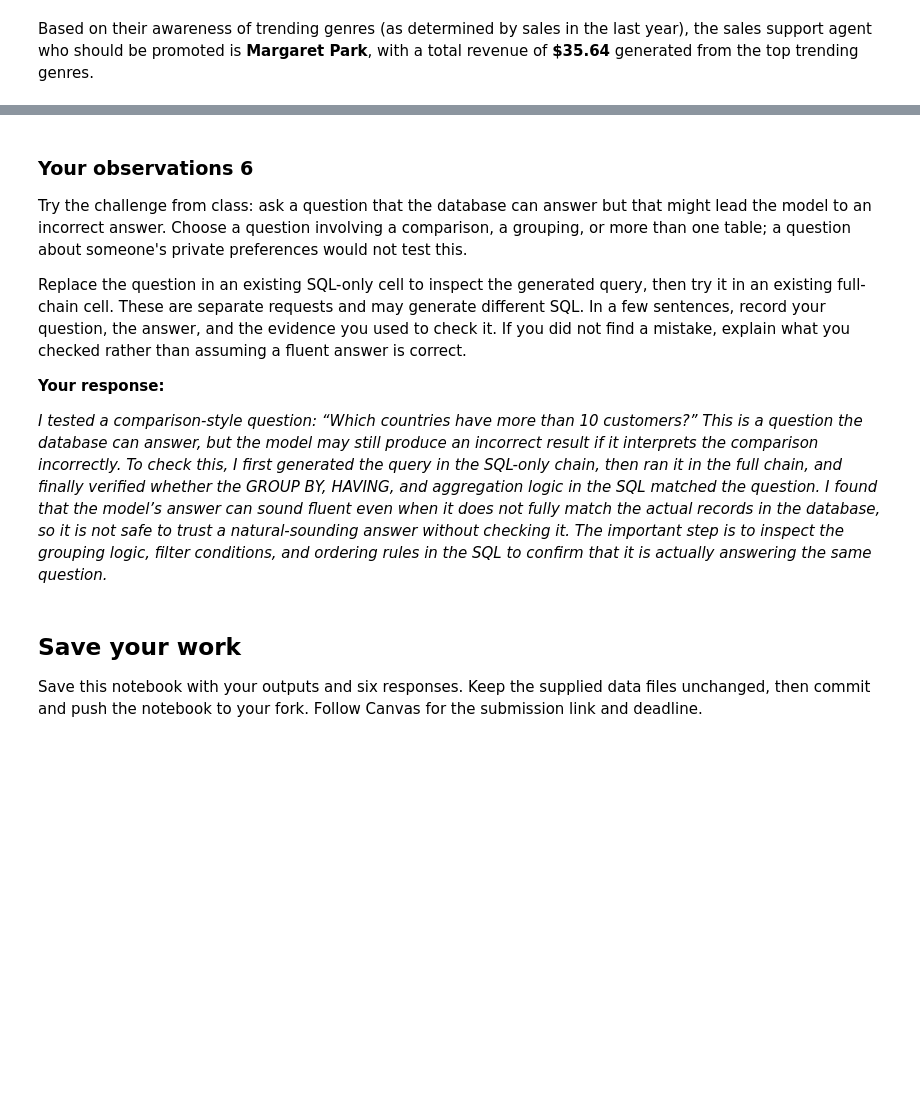
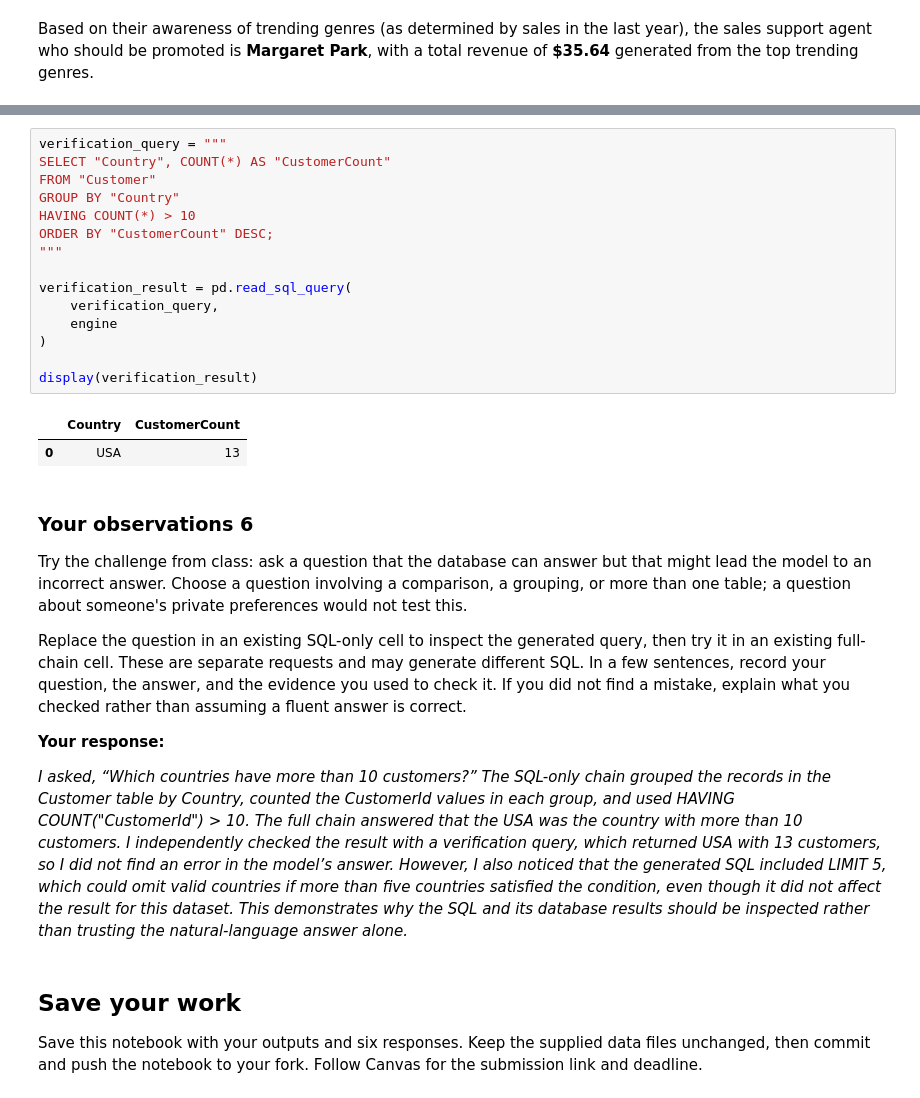
Before and after one commit to lsy3766/INFO-5940-Codespace, a Jupyter notebook: assignments/02-structured-data-rag/workbook.ipynb, the cells around one changed output, grey strips where cells are left out. Cells and saved outputs as stored; diff of their text form; blank space fills up the shorter version.

```diff
--- a/assignments/02-structured-data-rag/workbook.ipynb
+++ b/assignments/02-structured-data-rag/workbook.ipynb
@@ -866,3 +845,21 @@ This query:
+# %%
+verification_query = """
+SELECT "Country", COUNT(*) AS "CustomerCount"
+FROM "Customer"
+GROUP BY "Country"
+HAVING COUNT(*) > 10
+ORDER BY "CustomerCount" DESC;
+"""
+
+verification_result = pd.read_sql_query(
+    verification_query,
+    engine
+)
+
+display(verification_result)
+# %% [output]
+|  | Country | CustomerCount |
+| 0 | USA | 13 |
 # %% [markdown]
 ### Your observations 6
 
@@ -879,7 +876,7 @@ what you checked rather than assuming a fluent answer is correct.
 
 **Your response:**
 
-_I tested a comparison-style question: “Which countries have more than 10 customers?” This is a question the database can answer, but the model may still produce an incorrect result if it interprets the comparison incorrectly. To check this, I first generated the query in the SQL-only chain, then ran it in the full chain, and finally verified whether the GROUP BY, HAVING, and aggregation logic in the SQL matched the question. I found that the model’s answer can sound fluent even when it does not fully match the actual records in the database, so it is not safe to trust a natural-sounding answer without checking it. The important step is to inspect the grouping logic, filter conditions, and ordering rules in the SQL to confirm that it is actually answering the same question._
+_I asked, “Which countries have more than 10 customers?” The SQL-only chain grouped the records in the Customer table by Country, counted the CustomerId values in each group, and used HAVING COUNT("CustomerId") > 10. The full chain answered that the USA was the country with more than 10 customers. I independently checked the result with a verification query, which returned USA with 13 customers, so I did not find an error in the model’s answer. However, I also noticed that the generated SQL included LIMIT 5, which could omit valid countries if more than five countries satisfied the condition, even though it did not affect the result for this dataset. This demonstrates why the SQL and its database results should be inspected rather than trusting the natural-language answer alone._
 # %% [markdown]
 ## Save your work
 
```
Also changed, not shown: parts of 7 cells of this notebook.
